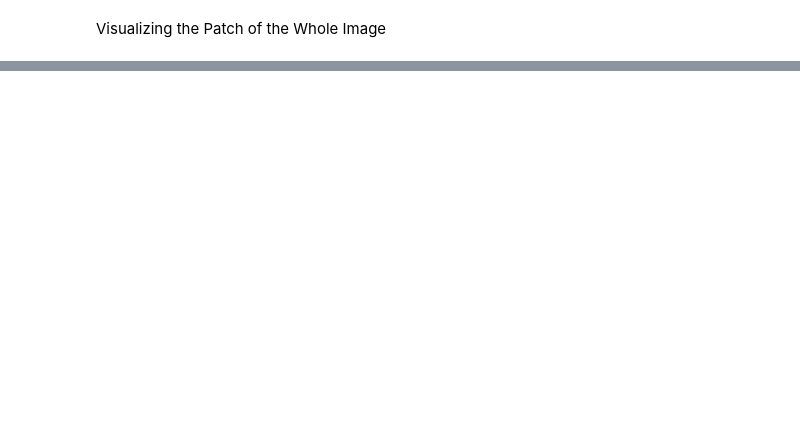
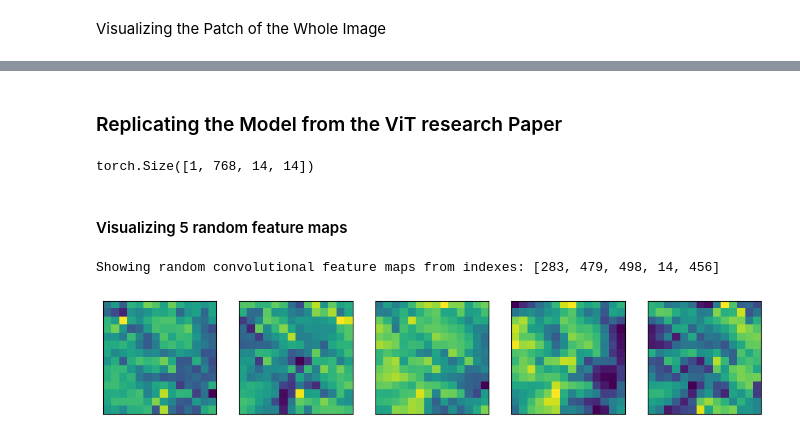
Before and after one commit to Victoran0/food-vision, a Jupyter notebook: VIT_model.ipynb, the cells around one changed output, grey strips where cells are left out. Drawn from its saved outputs; the diff is of its cells as text; code cells hidden in the pictures; blank space fills up the shorter version.

```diff
--- a/VIT_model.ipynb
+++ b/VIT_model.ipynb
@@ -198,0 +200,40 @@ Patch size: 16 pixels x 16 pixels
+# %% [markdown]
+### Replicating the Model from the ViT research Paper
+# %%
+# Create the Conv2d layer with hyperparameters from the ViT paper
+patch_size = 16
+conv2d = nn.Conv2d(in_channels=3,  # number of color channels
+                   out_channels=768,  # from Table 1: Hidden size D, this is the embedding size
+                   # could also use (patch_size, patch_size)
+                   kernel_size=patch_size,
+                   stride=patch_size,
+                   padding=0)
+# %%
+# Pass the image through the convolutional layer
+# add a single batch dimension (height, width, color_channels) -> (batch, height, width, color_channels)
+image_out_of_conv = conv2d(image.unsqueeze(0))
+print(image_out_of_conv.shape)
+# %% [output]
+torch.Size([1, 768, 14, 14])
+# %% [markdown]
+#### Visualizing 5 random feature maps
+# %%
+# Plot random 5 convolutional feature maps
+import random
+# pick 5 numbers between 0 and the embedding size
+random_indexes = random.sample(range(0, 758), k=5)
+print(
+    f"Showing random convolutional feature maps from indexes: {random_indexes}")
+
+# Create plot
+fig, axs = plt.subplots(nrows=1, ncols=5, figsize=(12, 12))
+
+# Plot random image feature maps
+for i, idx in enumerate(random_indexes):
+    # index on the output tensor of the convolutional layer
+    image_conv_feature_map = image_out_of_conv[:, idx, :, :]
+    axs[i].imshow(image_conv_feature_map.squeeze().detach().numpy())
+    axs[i].set(xticklabels=[], yticklabels=[], xticks=[], yticks=[])
+# %% [output]
+Showing random convolutional feature maps from indexes: [283, 479, 498, 14, 456]
+[figure, added]
```
Also changed, not shown: parts of 39 cells of this notebook.
